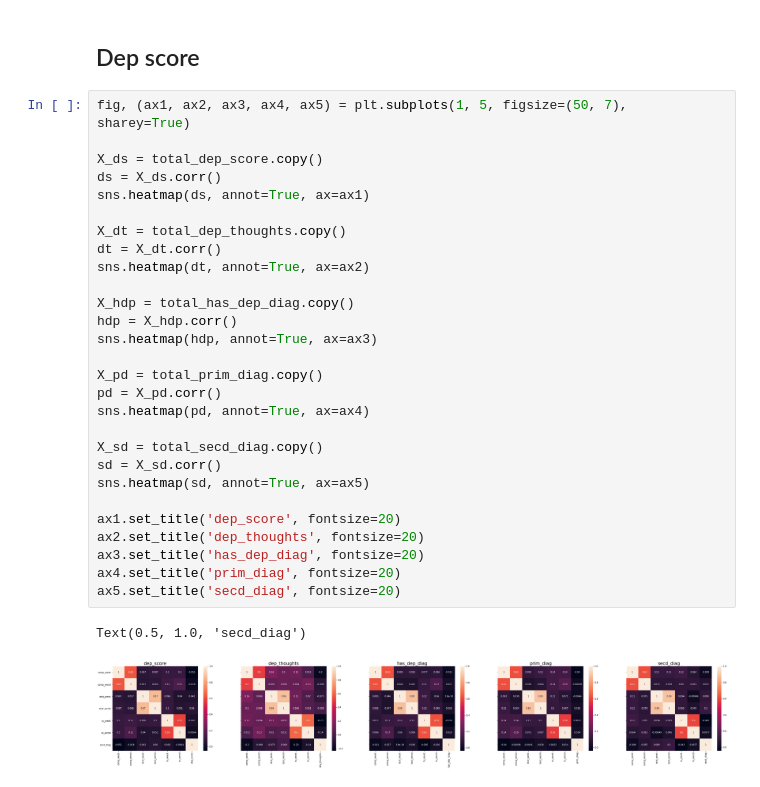
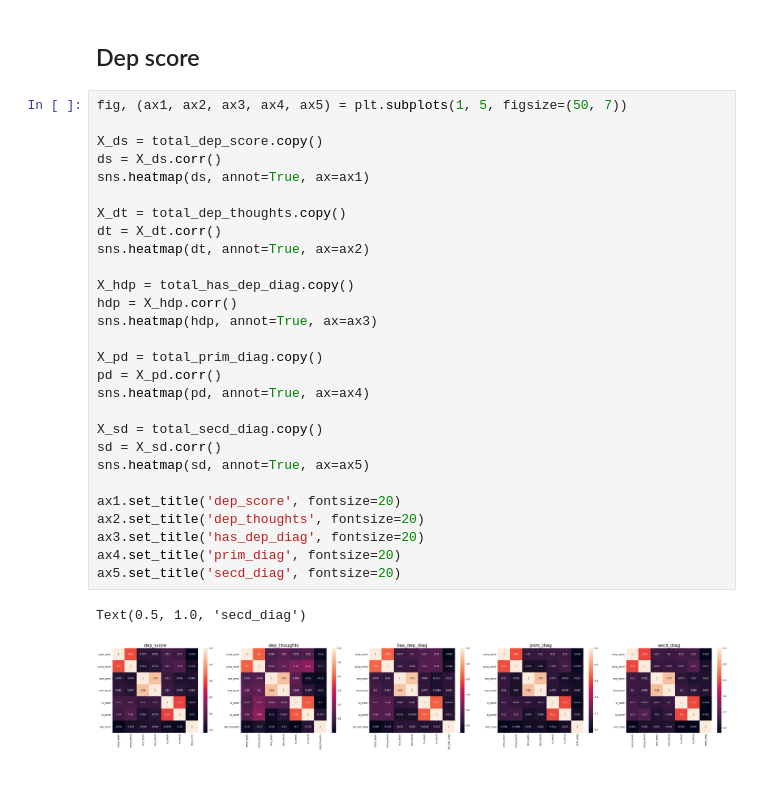
Before and after one commit to tomstark99/COMS30050, a Jupyter notebook: coursework/binary_classification/cor_sampled.ipynb, the cells around one changed output. Cells and saved outputs as stored; diff of their text form.

```diff
--- a/coursework/binary_classification/cor_sampled.ipynb
+++ b/coursework/binary_classification/cor_sampled.ipynb
@@ -14,33 +14,33 @@ total_secd_diag = pd.read_csv('../data/0&1/sampled_secd_diag.csv')
 # %% [markdown]
 ## Dep score
 # %%
-fig, (ax1, ax2, ax3, ax4, ax5) = plt.subplots(1, 5, figsize=(50, 7), sharey=True)
+fig, (ax1, ax2, ax3, ax4, ax5) = plt.subplots(1, 5, figsize=(50, 7))
 
 X_ds = total_dep_score.copy()
 ds = X_ds.corr()
 sns.heatmap(ds, annot=True, ax=ax1)
 
 X_dt = total_dep_thoughts.copy()
 dt = X_dt.corr()
 sns.heatmap(dt, annot=True, ax=ax2)
 
 X_hdp = total_has_dep_diag.copy()
 hdp = X_hdp.corr()
 sns.heatmap(hdp, annot=True, ax=ax3)
 
 X_pd = total_prim_diag.copy()
 pd = X_pd.corr()
 sns.heatmap(pd, annot=True, ax=ax4)
 
 X_sd = total_secd_diag.copy()
 sd = X_sd.corr()
 sns.heatmap(sd, annot=True, ax=ax5)
 
 ax1.set_title('dep_score', fontsize=20)
 ax2.set_title('dep_thoughts', fontsize=20)
 ax3.set_title('has_dep_diag', fontsize=20)
 ax4.set_title('prim_diag', fontsize=20)
 ax5.set_title('secd_diag', fontsize=20)
 # %% [output]
 Text(0.5, 1.0, 'secd_diag')
-[figure, old version]
+[figure, new version]
```
Also changed, not shown: 3 other files.
